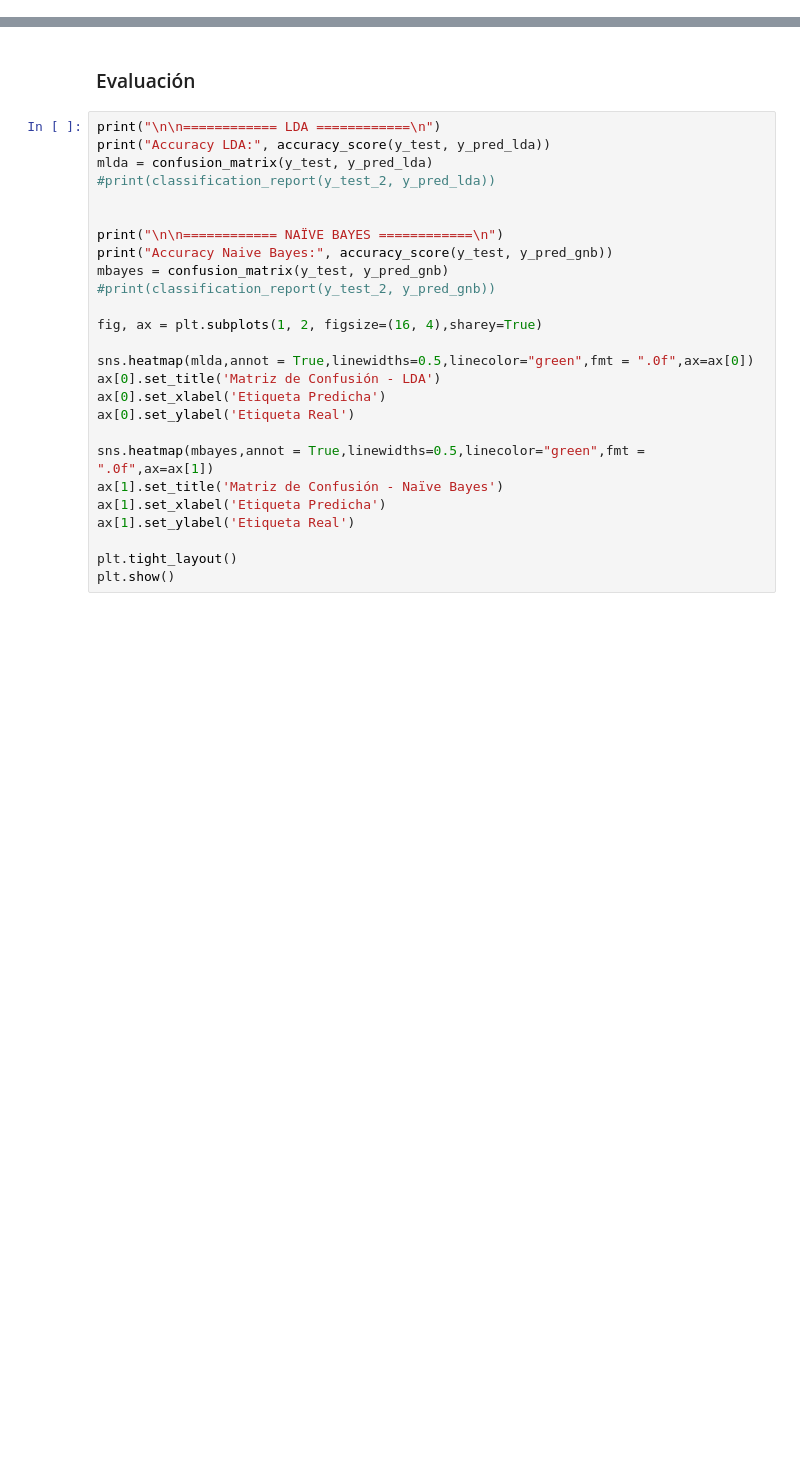
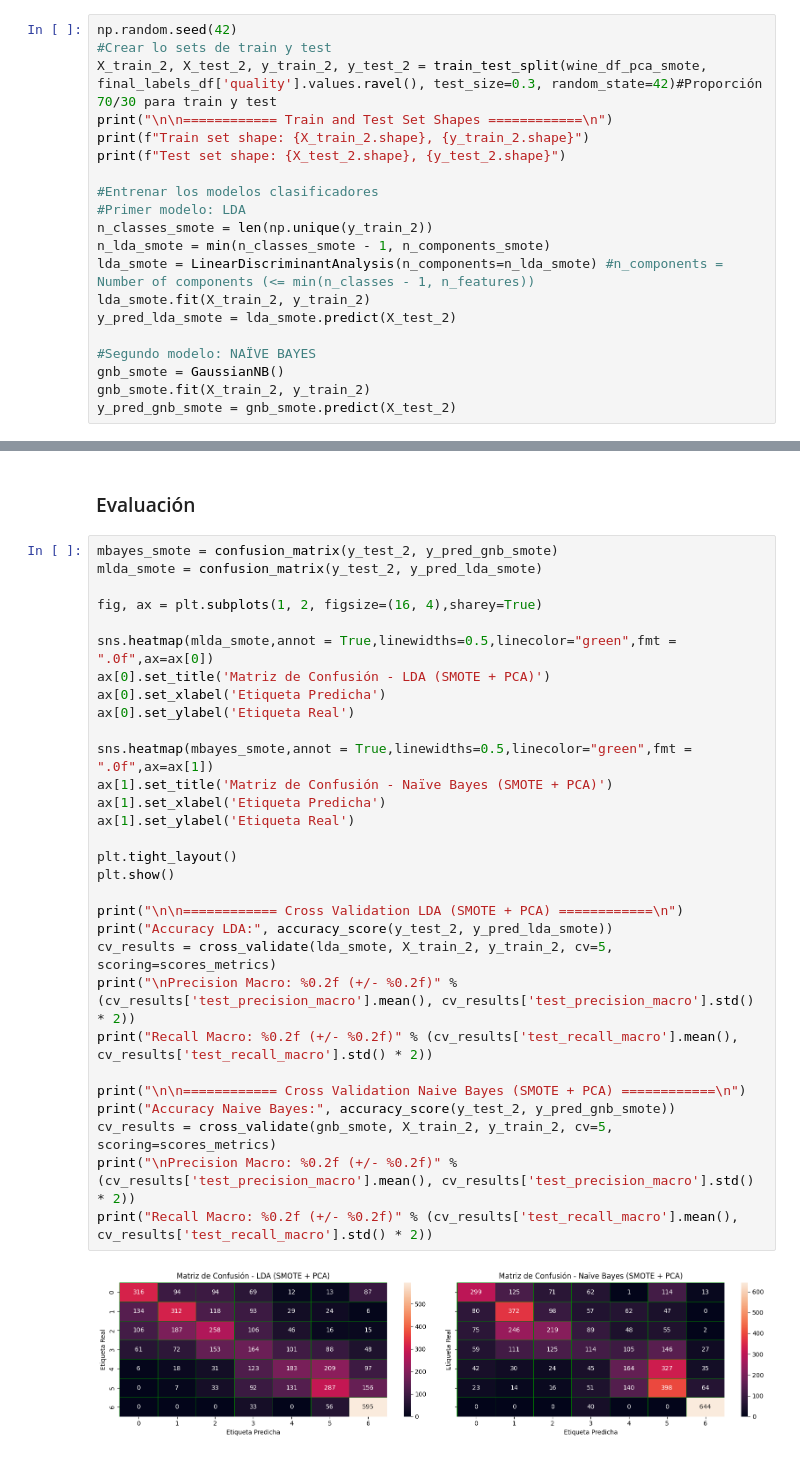
Before and after one commit to Andres-jp/wine_analyis, a Jupyter notebook: wine_data_analysis.ipynb, the cells around one changed output, grey strips where cells are left out. Drawn from its saved outputs; the diff is of its cells as text; blank space fills up the shorter version.

```diff
--- a/wine_data_analysis.ipynb
+++ b/wine_data_analysis.ipynb
@@ -315,0 +360,20 @@ y_pred_gnb = gnb.predict(X_test)
+# %%
+np.random.seed(42)
+#Crear lo sets de train y test
+X_train_2, X_test_2, y_train_2, y_test_2 = train_test_split(wine_df_pca_smote, final_labels_df['quality'].values.ravel(), test_size=0.3, random_state=42)#Proporción 70/30 para train y test
+print("\n\n============ Train and Test Set Shapes ============\n")
+print(f"Train set shape: {X_train_2.shape}, {y_train_2.shape}")
+print(f"Test set shape: {X_test_2.shape}, {y_test_2.shape}")
+
+#Entrenar los modelos clasificadores
+#Primer modelo: LDA
+n_classes_smote = len(np.unique(y_train_2))
+n_lda_smote = min(n_classes_smote - 1, n_components_smote)
+lda_smote = LinearDiscriminantAnalysis(n_components=n_lda_smote) #n_components = Number of components (<= min(n_classes - 1, n_features))
+lda_smote.fit(X_train_2, y_train_2)
+y_pred_lda_smote = lda_smote.predict(X_test_2)
+
+#Segundo modelo: NAÏVE BAYES
+gnb_smote = GaussianNB()
+gnb_smote.fit(X_train_2, y_train_2)
+y_pred_gnb_smote = gnb_smote.predict(X_test_2)
@@ -316,29 +385,34 @@ y_pred_gnb = gnb.predict(X_test)
 # %% [markdown]
 ### Evaluación
 # %%
-print("\n\n============ LDA ============\n")
-print("Accuracy LDA:", accuracy_score(y_test, y_pred_lda))
-mlda = confusion_matrix(y_test, y_pred_lda)
-#print(classification_report(y_test_2, y_pred_lda))
-
-
-print("\n\n============ NAÏVE BAYES ============\n")
-print("Accuracy Naive Bayes:", accuracy_score(y_test, y_pred_gnb))
-mbayes = confusion_matrix(y_test, y_pred_gnb)
-#print(classification_report(y_test_2, y_pred_gnb))
+mbayes_smote = confusion_matrix(y_test_2, y_pred_gnb_smote)
+mlda_smote = confusion_matrix(y_test_2, y_pred_lda_smote)
 
 fig, ax = plt.subplots(1, 2, figsize=(16, 4),sharey=True)
 
-sns.heatmap(mlda,annot = True,linewidths=0.5,linecolor="green",fmt = ".0f",ax=ax[0])
-ax[0].set_title('Matriz de Confusión - LDA')
+sns.heatmap(mlda_smote,annot = True,linewidths=0.5,linecolor="green",fmt = ".0f",ax=ax[0])
+ax[0].set_title('Matriz de Confusión - LDA (SMOTE + PCA)')
 ax[0].set_xlabel('Etiqueta Predicha')
 ax[0].set_ylabel('Etiqueta Real')
 
-sns.heatmap(mbayes,annot = True,linewidths=0.5,linecolor="green",fmt = ".0f",ax=ax[1])
-ax[1].set_title('Matriz de Confusión - Naïve Bayes')
+sns.heatmap(mbayes_smote,annot = True,linewidths=0.5,linecolor="green",fmt = ".0f",ax=ax[1])
+ax[1].set_title('Matriz de Confusión - Naïve Bayes (SMOTE + PCA)')
 ax[1].set_xlabel('Etiqueta Predicha')
 ax[1].set_ylabel('Etiqueta Real')
 
 plt.tight_layout()
 plt.show()
+
+print("\n\n============ Cross Validation LDA (SMOTE + PCA) ============\n")
+print("Accuracy LDA:", accuracy_score(y_test_2, y_pred_lda_smote))
+cv_results = cross_validate(lda_smote, X_train_2, y_train_2, cv=5, scoring=scores_metrics)
+print("\nPrecision Macro: %0.2f (+/- %0.2f)" % (cv_results['test_precision_macro'].mean(), cv_results['test_precision_macro'].std() * 2))
+print("Recall Macro: %0.2f (+/- %0.2f)" % (cv_results['test_recall_macro'].mean(), cv_results['test_recall_macro'].std() * 2))
+
+print("\n\n============ Cross Validation Naive Bayes (SMOTE + PCA) ============\n")
+print("Accuracy Naive Bayes:", accuracy_score(y_test_2, y_pred_gnb_smote))
+cv_results = cross_validate(gnb_smote, X_train_2, y_train_2, cv=5, scoring=scores_metrics)
+print("\nPrecision Macro: %0.2f (+/- %0.2f)" % (cv_results['test_precision_macro'].mean(), cv_results['test_precision_macro'].std() * 2))
+print("Recall Macro: %0.2f (+/- %0.2f)" % (cv_results['test_recall_macro'].mean(), cv_results['test_recall_macro'].std() * 2))
 # %% [output]
+[figure, new version]
```
Also changed, not shown: parts of 13 cells of this notebook, 2 other files.
